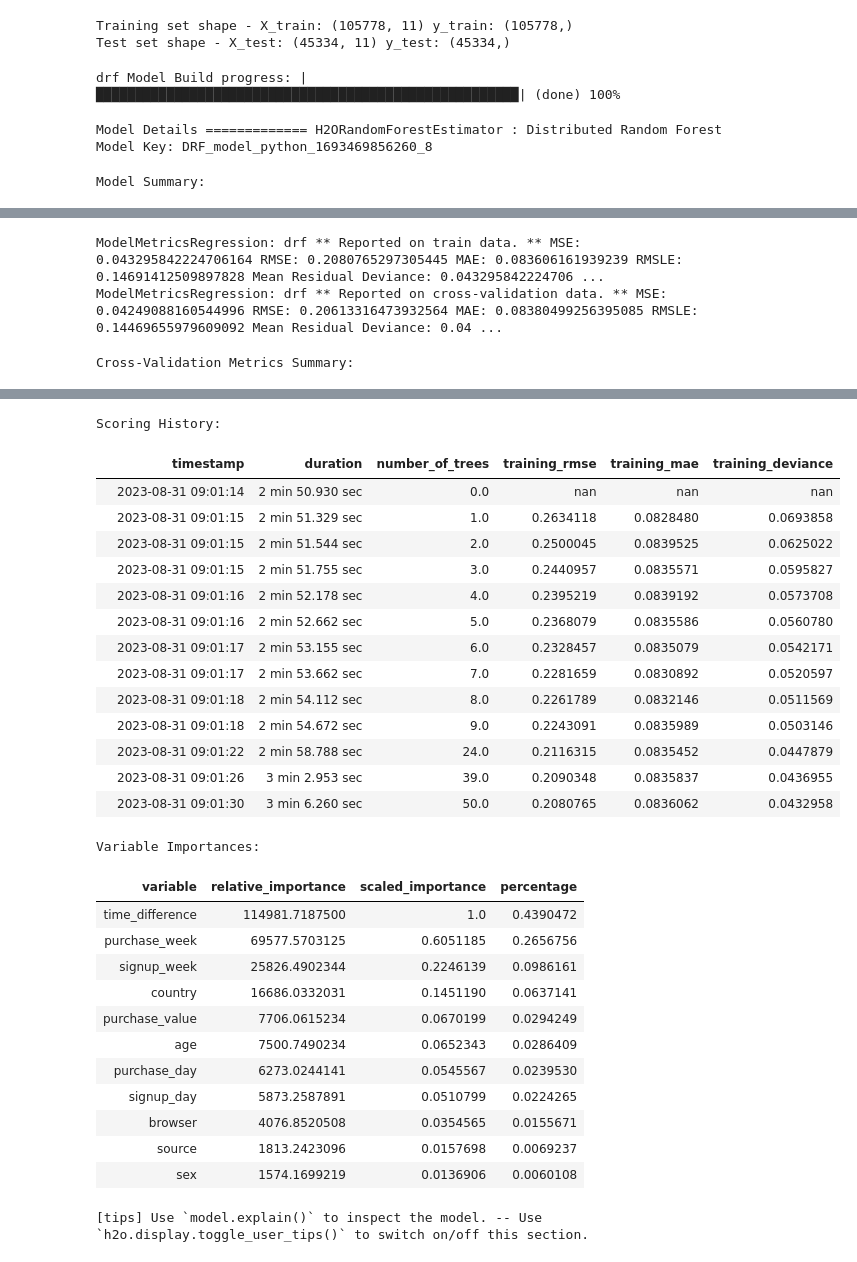
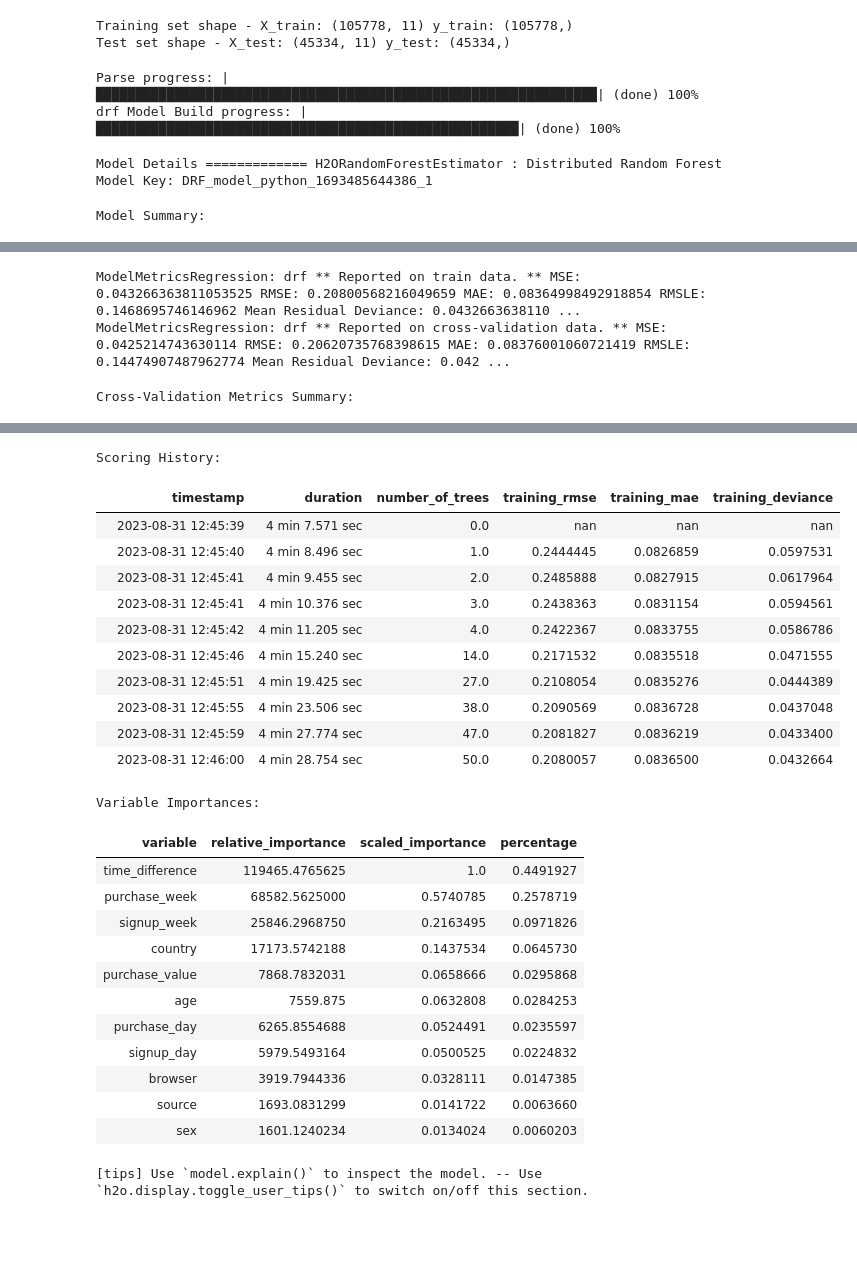
Before and after one commit to kalmuroth/lb-cml, a Jupyter notebook: lb_fraud_detection.ipynb, the cells around one changed output, grey strips where cells are left out. Cells and saved outputs as stored; diff of their text form; code cells hidden in the pictures; blank space fills up the shorter version.

```diff
--- a/lb_fraud_detection.ipynb
+++ b/lb_fraud_detection.ipynb
@@ -218,17 +226,24 @@ print("Test set shape - X_test:", X_test.shape, "y_test:", y_test.shape)
 Training set shape - X_train: (105778, 11) y_train: (105778,)
 Test set shape - X_test: (45334, 11) y_test: (45334,)
 # %%
-# Define features and target
+# Build random forest model
 features = ['purchase_value', 'age', 'time_difference', 'signup_week', 'purchase_week',
             'source', 'browser', 'sex', 'country', 'signup_day', 'purchase_day']
 predictors = features
 
 target = 'class'
 
+# Convert the pandas DataFrame to H2O frame
+h2o_df = h2o.H2OFrame(merged_data)
+
+# Split the dataset into training and test sets (70% training, 30% test)
+train, test = h2o_df.split_frame(ratios=[0.7], seed=42)
+
 drf = H2ORandomForestEstimator(ntrees=50, max_depth=20, nfolds=10)
 drf.train(x=predictors, y=target, training_frame=train)
 # %% [output]
+Parse progress: |████████████████████████████████████████████████████████████████| (done) 100%
 drf Model Build progress: |██████████████████████████████████████████████████████| (done) 100%
-Model Details ============= H2ORandomForestEstimator : Distributed Random Forest Model Key: DRF_model_python_1693469856260_8
+Model Details ============= H2ORandomForestEstimator : Distributed Random Forest Model Key: DRF_model_python_1693485644386_1
 Model Summary:
 |  | number_of_trees | number_of_internal_trees | model_size_in_bytes | min_depth | max_depth | mean_depth | ... |
@@ -236,4 +251,4 @@ Model Summary:
-ModelMetricsRegression: drf ** Reported on train data. ** MSE: 0.043295842224706164 RMSE: 0.2080765297305445 MAE: 0.083606161939239 RMSLE: 0.14691412509897828 Mean Residual Deviance: 0.043295842224706 ...
-ModelMetricsRegression: drf ** Reported on cross-validation data. ** MSE: 0.04249088160544996 RMSE: 0.20613316473932564 MAE: 0.08380499256395085 RMSLE: 0.14469655979609092 Mean Residual Deviance: 0.04 ...
+ModelMetricsRegression: drf ** Reported on train data. ** MSE: 0.043266363811053525 RMSE: 0.20800568216049659 MAE: 0.08364998492918854 RMSLE: 0.1468695746146962 Mean Residual Deviance: 0.0432663638110 ...
+ModelMetricsRegression: drf ** Reported on cross-validation data. ** MSE: 0.0425214743630114 RMSE: 0.20620735768398615 MAE: 0.08376001060721419 RMSLE: 0.14474907487962774 Mean Residual Deviance: 0.042 ...
 Cross-Validation Metrics Summary:
 |  | mean | sd | cv_1_valid | cv_2_valid | cv_3_valid | cv_4_valid | cv_5_valid | cv_6_valid | cv_7_valid | ... |
@@ -247,31 +262,28 @@ Cross-Validation Metrics Summary:
 Scoring History:
 |  | timestamp | duration | number_of_trees | training_rmse | training_mae | training_deviance |
-|  | 2023-08-31 09:01:14 | 2 min 50.930 sec | 0.0 | nan | nan | nan |
-|  | 2023-08-31 09:01:15 | 2 min 51.329 sec | 1.0 | 0.2634118 | 0.0828480 | 0.0693858 |
-|  | 2023-08-31 09:01:15 | 2 min 51.544 sec | 2.0 | 0.2500045 | 0.0839525 | 0.0625022 |
-|  | 2023-08-31 09:01:15 | 2 min 51.755 sec | 3.0 | 0.2440957 | 0.0835571 | 0.0595827 |
-|  | 2023-08-31 09:01:16 | 2 min 52.178 sec | 4.0 | 0.2395219 | 0.0839192 | 0.0573708 |
-|  | 2023-08-31 09:01:16 | 2 min 52.662 sec | 5.0 | 0.2368079 | 0.0835586 | 0.0560780 |
-|  | 2023-08-31 09:01:17 | 2 min 53.155 sec | 6.0 | 0.2328457 | 0.0835079 | 0.0542171 |
-|  | 2023-08-31 09:01:17 | 2 min 53.662 sec | 7.0 | 0.2281659 | 0.0830892 | 0.0520597 |
-|  | 2023-08-31 09:01:18 | 2 min 54.112 sec | 8.0 | 0.2261789 | 0.0832146 | 0.0511569 |
-|  | 2023-08-31 09:01:18 | 2 min 54.672 sec | 9.0 | 0.2243091 | 0.0835989 | 0.0503146 |
-|  | 2023-08-31 09:01:22 | 2 min 58.788 sec | 24.0 | 0.2116315 | 0.0835452 | 0.0447879 |
-|  | 2023-08-31 09:01:26 | 3 min 2.953 sec | 39.0 | 0.2090348 | 0.0835837 | 0.0436955 |
-|  | 2023-08-31 09:01:30 | 3 min 6.260 sec | 50.0 | 0.2080765 | 0.0836062 | 0.0432958 |
+|  | 2023-08-31 12:45:39 | 4 min 7.571 sec | 0.0 | nan | nan | nan |
+|  | 2023-08-31 12:45:40 | 4 min 8.496 sec | 1.0 | 0.2444445 | 0.0826859 | 0.0597531 |
+|  | 2023-08-31 12:45:41 | 4 min 9.455 sec | 2.0 | 0.2485888 | 0.0827915 | 0.0617964 |
+|  | 2023-08-31 12:45:41 | 4 min 10.376 sec | 3.0 | 0.2438363 | 0.0831154 | 0.0594561 |
+|  | 2023-08-31 12:45:42 | 4 min 11.205 sec | 4.0 | 0.2422367 | 0.0833755 | 0.0586786 |
+|  | 2023-08-31 12:45:46 | 4 min 15.240 sec | 14.0 | 0.2171532 | 0.0835518 | 0.0471555 |
+|  | 2023-08-31 12:45:51 | 4 min 19.425 sec | 27.0 | 0.2108054 | 0.0835276 | 0.0444389 |
+|  | 2023-08-31 12:45:55 | 4 min 23.506 sec | 38.0 | 0.2090569 | 0.0836728 | 0.0437048 |
+|  | 2023-08-31 12:45:59 | 4 min 27.774 sec | 47.0 | 0.2081827 | 0.0836219 | 0.0433400 |
+|  | 2023-08-31 12:46:00 | 4 min 28.754 sec | 50.0 | 0.2080057 | 0.0836500 | 0.0432664 |
 Variable Importances:
 | variable | relative_importance | scaled_importance | percentage |
-| time_difference | 114981.7187500 | 1.0 | 0.4390472 |
-| purchase_week | 69577.5703125 | 0.6051185 | 0.2656756 |
-| signup_week | 25826.4902344 | 0.2246139 | 0.0986161 |
-| country | 16686.0332031 | 0.1451190 | 0.0637141 |
-| purchase_value | 7706.0615234 | 0.0670199 | 0.0294249 |
-| age | 7500.7490234 | 0.0652343 | 0.0286409 |
-| purchase_day | 6273.0244141 | 0.0545567 | 0.0239530 |
-| signup_day | 5873.2587891 | 0.0510799 | 0.0224265 |
-| browser | 4076.8520508 | 0.0354565 | 0.0155671 |
-| source | 1813.2423096 | 0.0157698 | 0.0069237 |
-| sex | 1574.1699219 | 0.0136906 | 0.0060108 |
+| time_difference | 119465.4765625 | 1.0 | 0.4491927 |
+| purchase_week | 68582.5625000 | 0.5740785 | 0.2578719 |
+| signup_week | 25846.2968750 | 0.2163495 | 0.0971826 |
+| country | 17173.5742188 | 0.1437534 | 0.0645730 |
+| purchase_value | 7868.7832031 | 0.0658666 | 0.0295868 |
+| age | 7559.875 | 0.0632808 | 0.0284253 |
+| purchase_day | 6265.8554688 | 0.0524491 | 0.0235597 |
+| signup_day | 5979.5493164 | 0.0500525 | 0.0224832 |
+| browser | 3919.7944336 | 0.0328111 | 0.0147385 |
+| source | 1693.0831299 | 0.0141722 | 0.0063660 |
+| sex | 1601.1240234 | 0.0134024 | 0.0060203 |
 [tips] Use `model.explain()` to inspect the model. -- Use `h2o.display.toggle_user_tips()` to switch on/off this section.
 # %%
 # Feature importance
```
Also changed, not shown: parts of 5 cells of this notebook.
